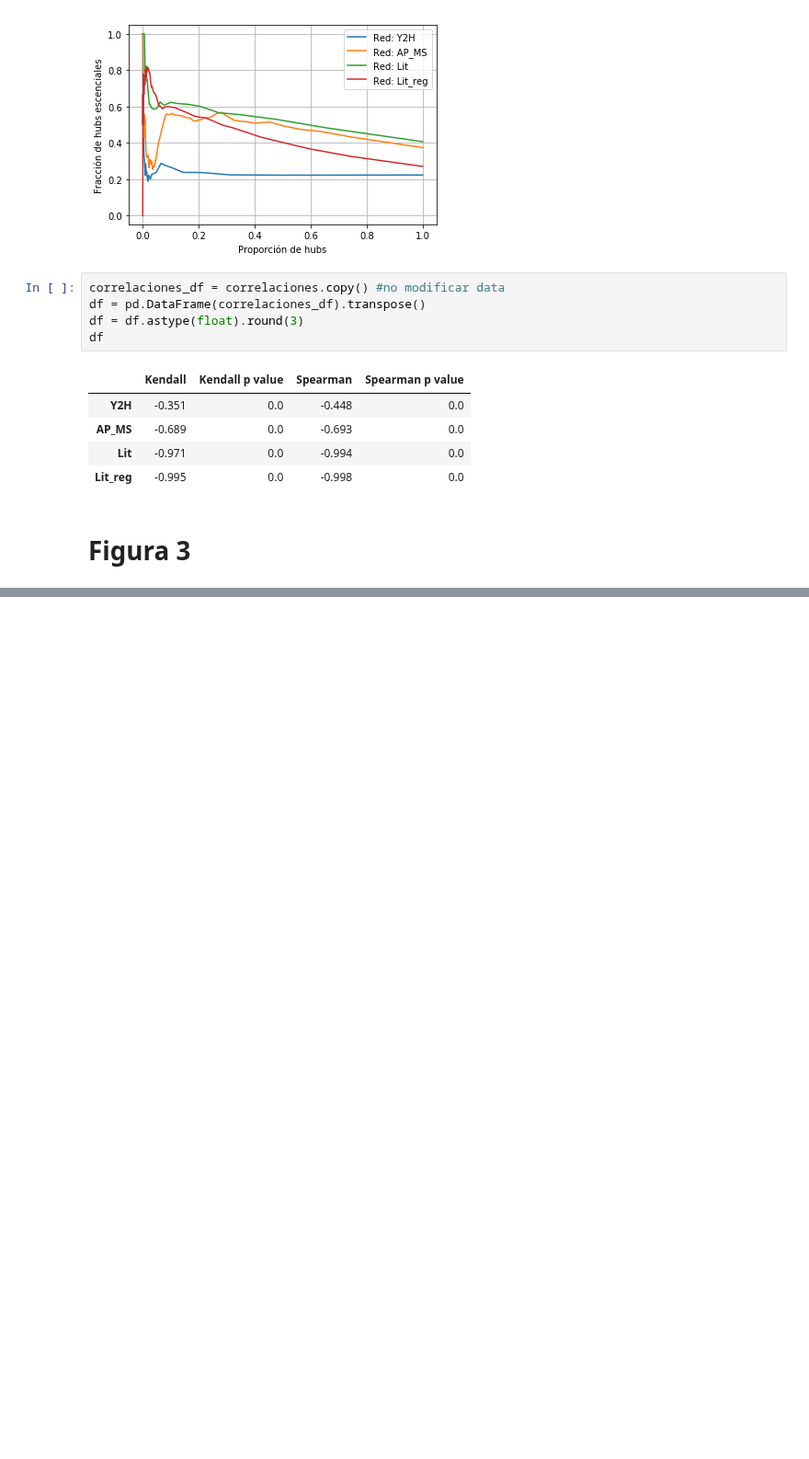
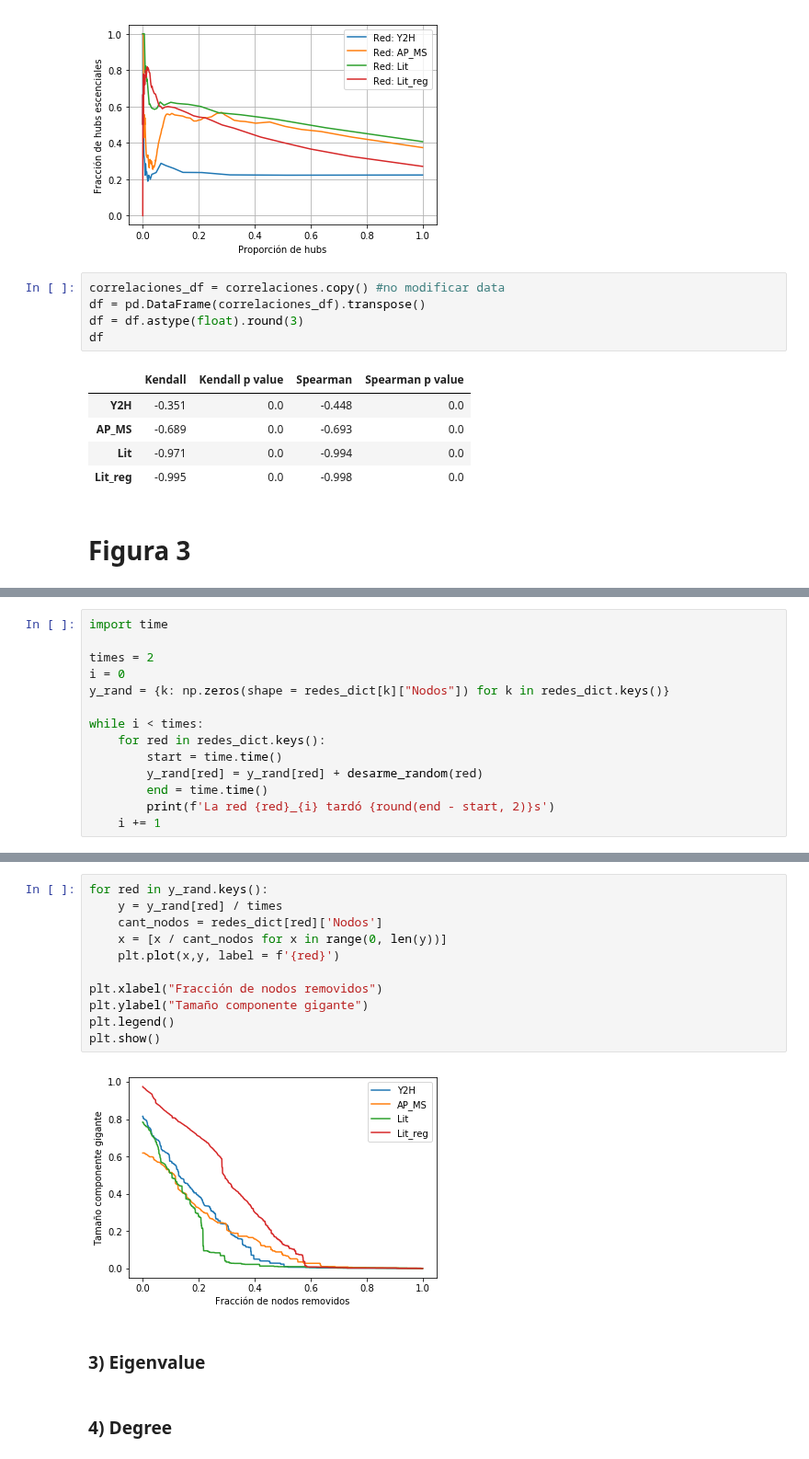
Before and after one commit to LunaKadysz/Redes, a Jupyter notebook: TPC_03/TPC_03.ipynb, the cells around one changed output, grey strips where cells are left out. Shown at 92% size. Cells and saved outputs as stored; diff of their text form; blank space fills up the shorter version.

```diff
--- a/TPC_03/TPC_03.ipynb
+++ b/TPC_03/TPC_03.ipynb
@@ -241,0 +317,14 @@ Tenemos que considerar x centralidades:
+# %%
+import time
+
+times = 2
+i = 0
+y_rand = {k: np.zeros(shape = redes_dict[k]["Nodos"]) for k in redes_dict.keys()}
+
+while i < times:
+    for red in redes_dict.keys():
+        start = time.time()
+        y_rand[red] = y_rand[red] + desarme_random(red)
+        end = time.time()
+        print(f'La red {red}_{i} tardó {round(end - start, 2)}s')
+    i += 1
@@ -241,0 +340,17 @@ Tenemos que considerar x centralidades:
+# %%
+for red in y_rand.keys():
+    y = y_rand[red] / times
+    cant_nodos = redes_dict[red]['Nodos']
+    x = [x / cant_nodos for x in range(0, len(y))]
+    plt.plot(x,y, label = f'{red}')
+
+plt.xlabel("Fracción de nodos removidos")
+plt.ylabel("Tamaño componente gigante")
+plt.legend()
+plt.show()
+# %% [output]
+[figure, added]
+# %% [markdown]
+### 3) Eigenvalue
+# %% [markdown]
+### 4) Degree
```
Also changed, not shown: parts of 10 cells of this notebook.
